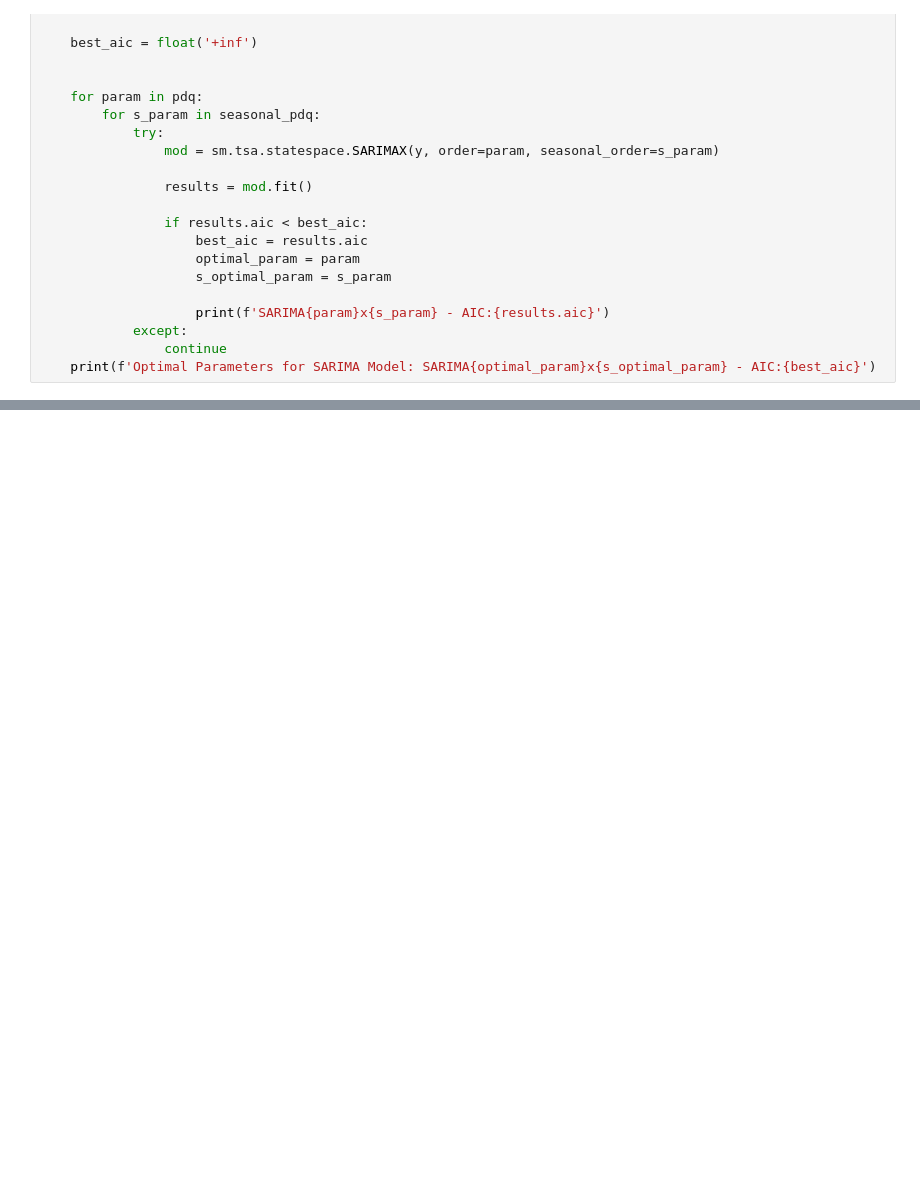
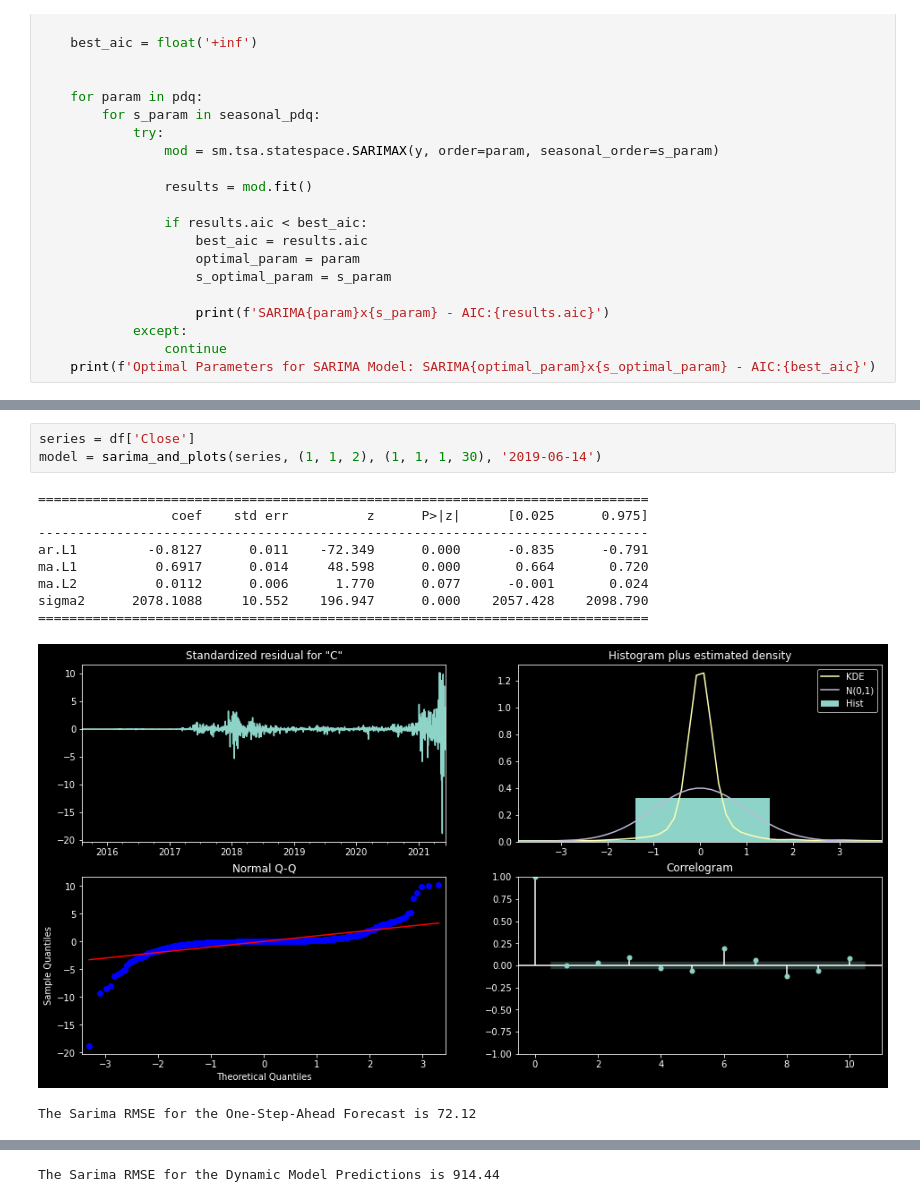
Before and after one commit to CamLadd/Ethereum_forecasting, a Jupyter notebook: model_testing.ipynb, the cells around one changed output, grey strips where cells are left out. Saved outputs shown, nothing was run; the diff lists cells and outputs as text; blank space fills up the shorter version.

```diff
--- a/model_testing.ipynb
+++ b/model_testing.ipynb
@@ -519,0 +623,14 @@ sarima_grid_search(y,180)
+# %%
+series = df['Close']
+model = sarima_and_plots(series, (1, 1, 2), (1, 1, 1, 30), '2019-06-14')
+# %% [output]
+==============================================================================
+                 coef    std err          z      P>|z|      [0.025      0.975]
+------------------------------------------------------------------------------
+ar.L1         -0.8127      0.011    -72.349      0.000      -0.835      -0.791
+ma.L1          0.6917      0.014     48.598      0.000       0.664       0.720
+ma.L2          0.0112      0.006      1.770      0.077      -0.001       0.024
+sigma2      2078.1088     10.552    196.947      0.000    2057.428    2098.790
+==============================================================================
+[figure, added]
+The Sarima RMSE for the One-Step-Ahead Forecast is 72.12
@@ -519,0 +638 @@ sarima_grid_search(y,180)
+The Sarima RMSE for the Dynamic Model Predictions is 914.44
```
Also changed, not shown: parts of 42 cells of this notebook.
